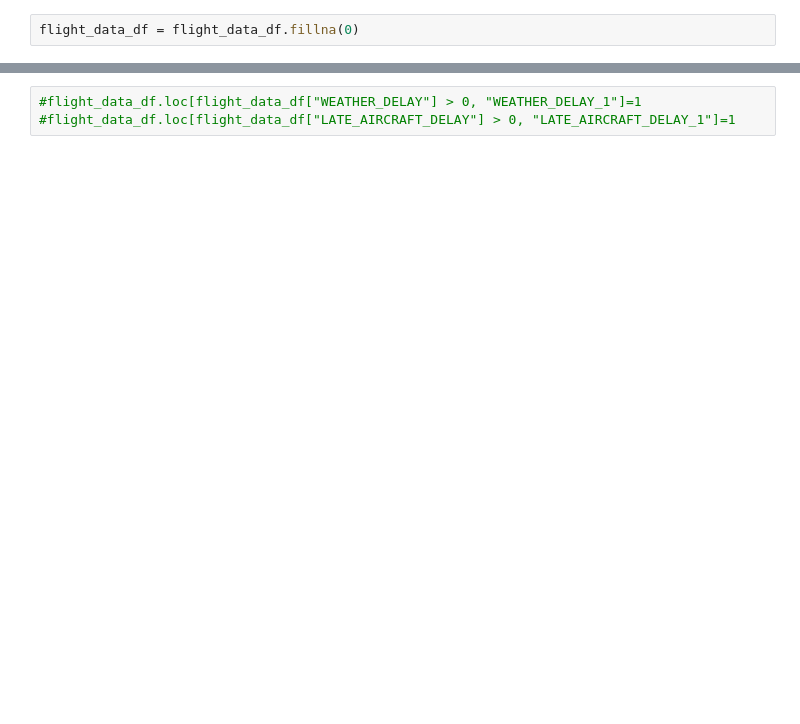
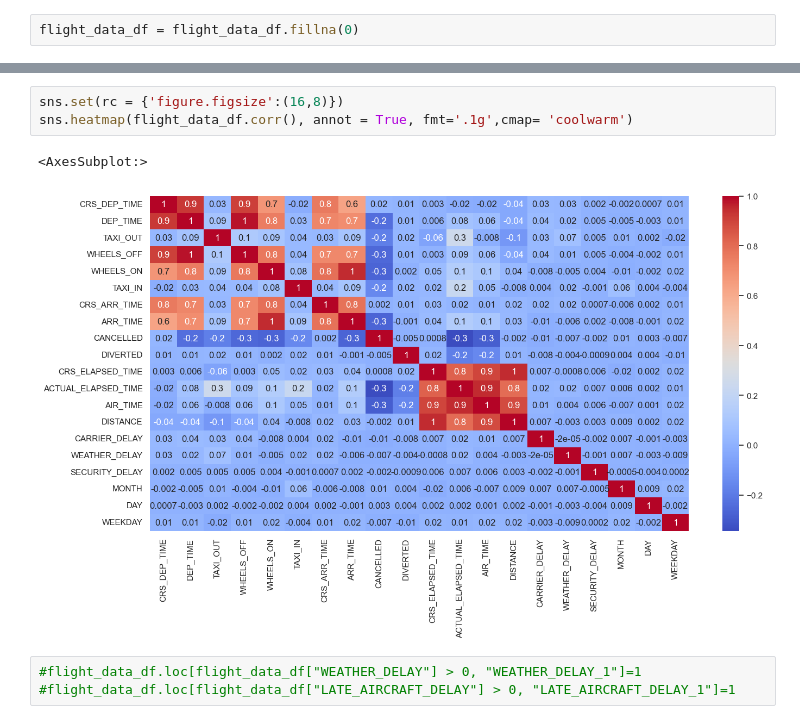
Before and after one commit to shriparna/FlightAhead, a Jupyter notebook: code/FlightDataPrepAjay.ipynb, the cells around one changed output, grey strips where cells are left out. Saved outputs shown, nothing was run; the diff lists cells and outputs as text; blank space fills up the shorter version.

```diff
--- a/code/FlightDataPrepAjay.ipynb
+++ b/code/FlightDataPrepAjay.ipynb
@@ -122,3 +147,9 @@ flight_data_df.shape
+# %%
+sns.set(rc = {'figure.figsize':(16,8)})
+sns.heatmap(flight_data_df.corr(), annot = True, fmt='.1g',cmap= 'coolwarm')
+# %% [output]
+<AxesSubplot:>
+[figure, added]
 # %%
 #flight_data_df.loc[flight_data_df["WEATHER_DELAY"] > 0, "WEATHER_DELAY_1"]=1
 #flight_data_df.loc[flight_data_df["LATE_AIRCRAFT_DELAY"] > 0, "LATE_AIRCRAFT_DELAY_1"]=1
```
Also changed, not shown: parts of 13 cells of this notebook.
